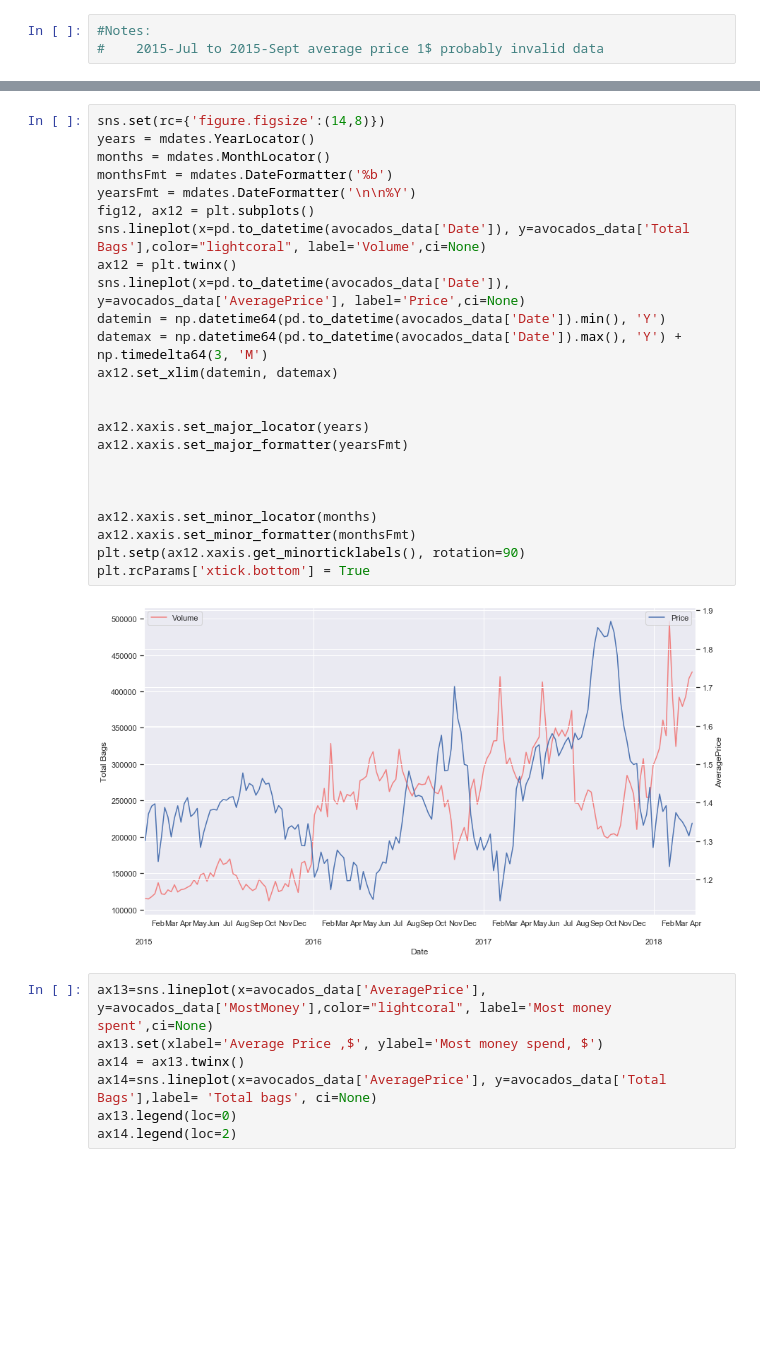
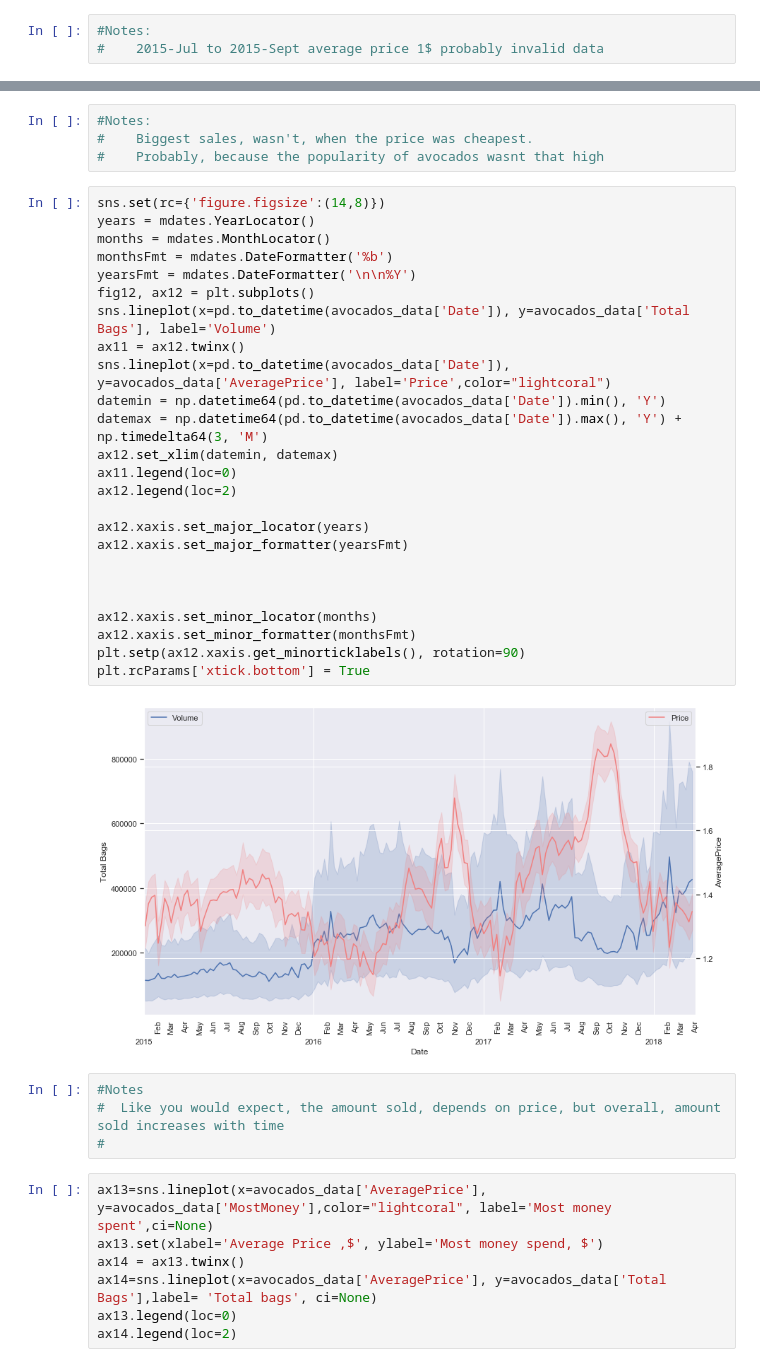
Before and after one commit to kurelaitisk/avocado-data, a Jupyter notebook: avocado.ipynb, the cells around one changed output, grey strips where cells are left out. Cells and saved outputs as stored; diff of their text form; blank space fills up the shorter version.

```diff
--- a/avocado.ipynb
+++ b/avocado.ipynb
@@ -240,29 +243,38 @@ sns.lineplot(x=avocados_data['AveragePrice'], y=avocados_data['Total Bags'], hue
+# %%
+#Notes:
+#    Biggest sales, wasn't, when the price was cheapest.
+#    Probably, because the popularity of avocados wasnt that high
 # %%
 sns.set(rc={'figure.figsize':(14,8)})
 years = mdates.YearLocator()
 months = mdates.MonthLocator()
 monthsFmt = mdates.DateFormatter('%b')
 yearsFmt = mdates.DateFormatter('\n\n%Y')
 fig12, ax12 = plt.subplots()
-sns.lineplot(x=pd.to_datetime(avocados_data['Date']), y=avocados_data['Total Bags'],color="lightcoral", label='Volume',ci=None)
-ax12 = plt.twinx()
-sns.lineplot(x=pd.to_datetime(avocados_data['Date']), y=avocados_data['AveragePrice'], label='Price',ci=None)
+sns.lineplot(x=pd.to_datetime(avocados_data['Date']), y=avocados_data['Total Bags'], label='Volume')
+ax11 = ax12.twinx()
+sns.lineplot(x=pd.to_datetime(avocados_data['Date']), y=avocados_data['AveragePrice'], label='Price',color="lightcoral")
 datemin = np.datetime64(pd.to_datetime(avocados_data['Date']).min(), 'Y')
 datemax = np.datetime64(pd.to_datetime(avocados_data['Date']).max(), 'Y') + np.timedelta64(3, 'M')
 ax12.set_xlim(datemin, datemax)
-
+ax11.legend(loc=0)
+ax12.legend(loc=2)
 
 ax12.xaxis.set_major_locator(years)
 ax12.xaxis.set_major_formatter(yearsFmt)
 
 
 
 ax12.xaxis.set_minor_locator(months)
 ax12.xaxis.set_minor_formatter(monthsFmt)
 plt.setp(ax12.xaxis.get_minorticklabels(), rotation=90)
 plt.rcParams['xtick.bottom'] = True
 # %% [output]
-[figure, old version]
+[figure, new version]
+# %%
+#Notes
+#  Like you would expect, the amount sold, depends on price, but overall, amount sold increases with time
+#
 # %%
 ax13=sns.lineplot(x=avocados_data['AveragePrice'], y=avocados_data['MostMoney'],color="lightcoral", label='Most money spent',ci=None)
 ax13.set(xlabel='Average Price ,$', ylabel='Most money spend, $')
```
Also changed, not shown: parts of 4 cells of this notebook.
